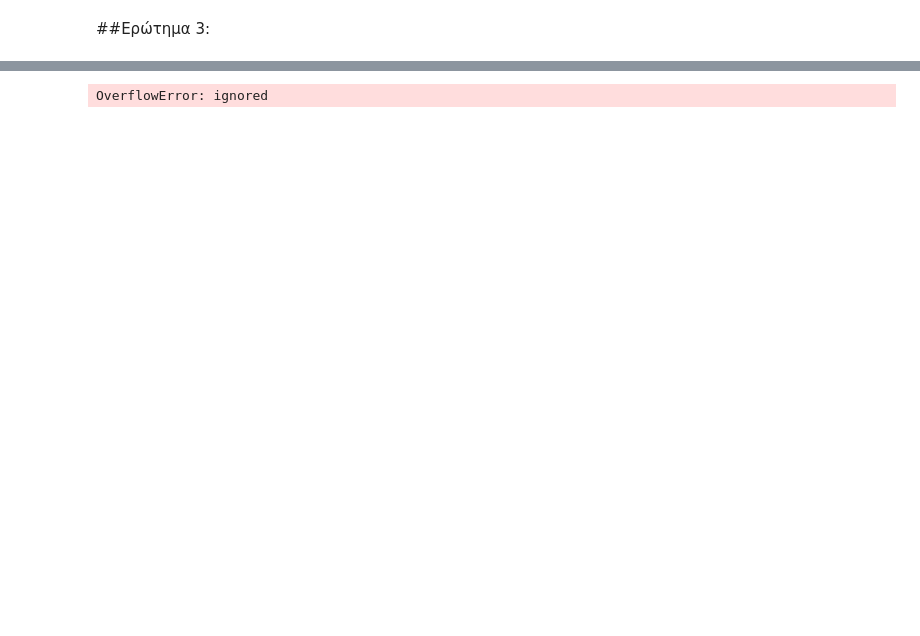
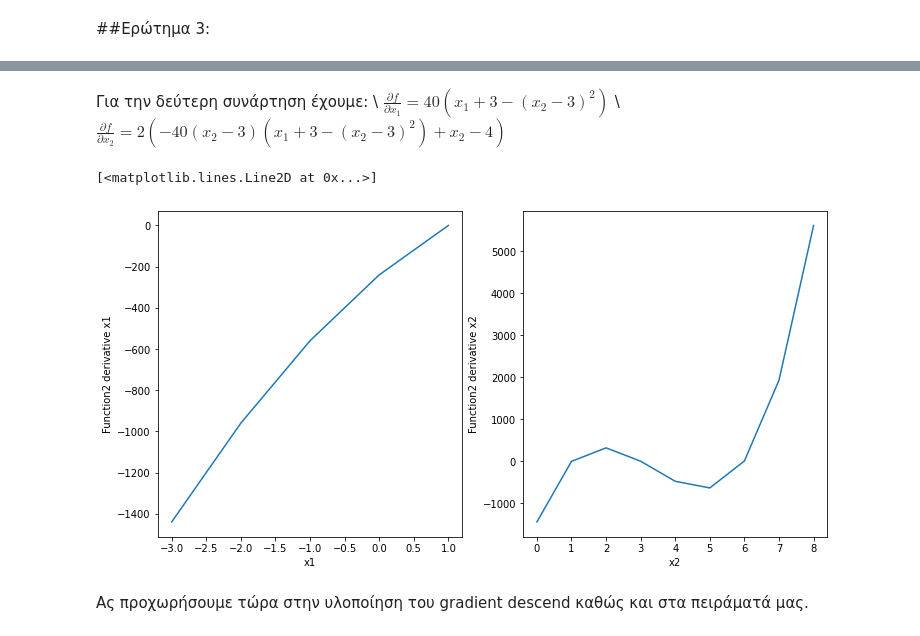
Before and after one commit to konstantinaRK/MachineLearning, a Jupyter notebook: Exercise1.ipynb, the cells around one changed output, grey strips where cells are left out. Cells and saved outputs as stored; diff of their text form; code cells hidden in the pictures; blank space fills up the shorter version.

```diff
--- a/Exercise1.ipynb
+++ b/Exercise1.ipynb
@@ -189,3 +272,30 @@ $\frac{\partial f}{\partial x} = 2 (-40(x_2-3)(x_1 + 3 - (x_2-3)^2) + x_2 - 4)$
+# %% [markdown]
+
+Για την δεύτερη συνάρτηση έχουμε: \\
+$\frac{\partial f}{\partial x_1} = 40(x_1 + 3 - (x_2 -3)^2)$ \\
+$\frac{\partial f}{\partial x_2} = 2 (-40(x_2-3)(x_1 + 3 - (x_2-3)^2) + x_2 - 4)$
+# %%
+def f2_grad(x):
+  """
+    The gradients of function 2
+  """
+  return [40*(x[0] + 3 - (x[1] -3)**2), 2*(-40*(x[1]-3)*(x[0] + 3 - (x[1]-3)**2) + x[1] - 4)]
+
+
+fig, ax = plt.subplots(1, 2,figsize=(12,6))
+ax[0].set_ylabel("Function2 derivative x1")
+ax[0].set_xlabel("x1")
+
+ax[1].set_ylabel("Function2 derivative x2")
+ax[1].set_xlabel("x2")
+
+ax[0].plot(range(-3,2), [f2_grad([x,x])[0] for x in range(-3,2)])
+ax[1].plot(range(0,9), [f2_grad([x,x])[1] for x in range(0,9)])
+# %% [output]
+[<matplotlib.lines.Line2D at 0x...>]
+[figure, added]
+# %% [markdown]
+Ας προχωρήσουμε τώρα στην υλοποίηση του gradient descend καθώς και στα πειράματά μας.
 # %%
 def gradient_descend(f, iterations, starting_point, learning_rate):
   """
@@ -205,19 +315,5 @@ def gradient_descend(f, iterations, starting_point, learning_rate):
     hist.append(cur_value[:])
   return hist
 
-def f1_grad(x):
-  """
-    The gradients of function 1
-  """
-  return [2*(x[0] - 2), 2*(x[1] - 3)]
-
-def f2_grad(x):
-  """
-    The gradients of function 2
-  """
-  return [40*(x[0] + 3 - (x[1] -3)**2), 2*(-40*(x[1]-3)*(x[0] + 3 - (x[1]-3)**2) + x[1] - 4)]
-
 data1 = gradient_descend(f1_grad, 10, [0,0], 0.5)
-data2 = gradient_descend(f2_grad, 10, [0,0], 0.5)
+# data2 = gradient_descend(f2_grad, 10, [0,0], 0.5) ## Commented because it stops the code
-# %% [output]
-OverflowError: ignored
```
Also changed, not shown: parts of 17 cells of this notebook.
